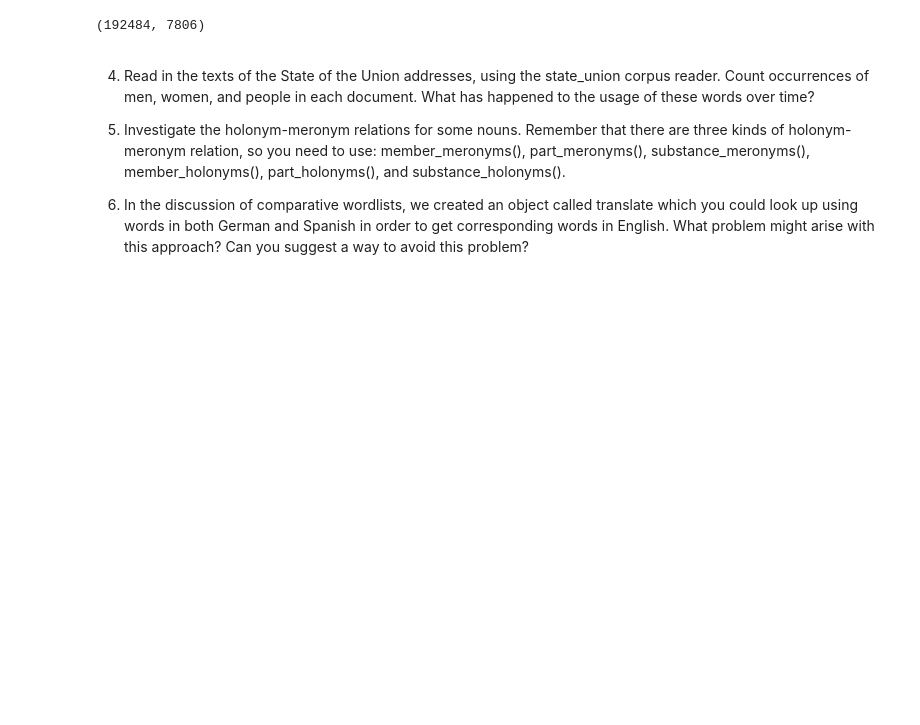
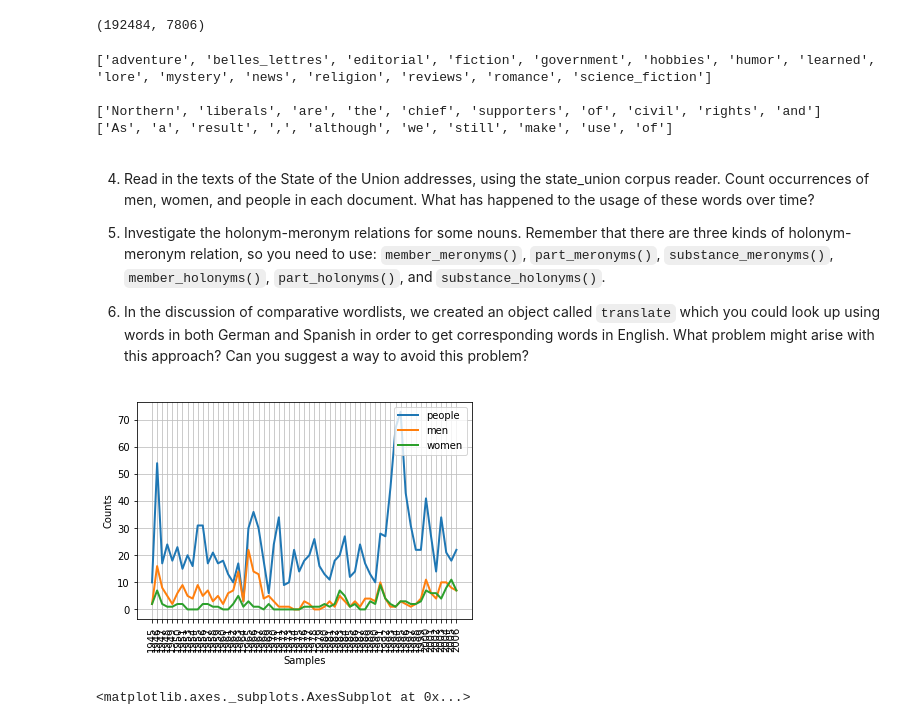
Before and after one commit to groumache/nltk-notebooks, a Jupyter notebook: nltk-ch-02.ipynb, the cells around one changed output. Drawn from its saved outputs; the diff is of its cells as text; code cells hidden in the pictures; blank space fills up the shorter version.

```diff
--- a/nltk-ch-02.ipynb
+++ b/nltk-ch-02.ipynb
@@ -291,6 +289,38 @@ num_words, num_word_types
+# %%
+# 3.
+categories = brown.categories()
+print(categories, "\n")
+
+belles_lettres = brown.words(categories="belles_lettres")
+religion = brown.words(categories="religion")
+
+print(belles_lettres[:10])
+print(religion[:10])
+# %% [output]
+['adventure', 'belles_lettres', 'editorial', 'fiction', 'government', 'hobbies', 'humor', 'learned', 'lore', 'mystery', 'news', 'religion', 'reviews', 'romance', 'science_fiction']
+
+['Northern', 'liberals', 'are', 'the', 'chief', 'supporters', 'of', 'civil', 'rights', 'and']
+['As', 'a', 'result', ',', 'although', 'we', 'still', 'make', 'use', 'of']
 # %% [markdown]
 4. Read in the texts of the State of the Union addresses, using the state_union corpus reader. Count occurrences of men, women, and people in each document. What has happened to the usage of these words over time?
 
-5. Investigate the holonym-meronym relations for some nouns. Remember that there are three kinds of holonym-meronym relation, so you need to use: member_meronyms(), part_meronyms(), substance_meronyms(), member_holonyms(), part_holonyms(), and substance_holonyms().
+5. Investigate the holonym-meronym relations for some nouns. Remember that there are three kinds of holonym-meronym relation, so you need to use: `member_meronyms()`, `part_meronyms()`, `substance_meronyms()`, `member_holonyms()`, `part_holonyms()`, and `substance_holonyms()`.
 
-6. In the discussion of comparative wordlists, we created an object called translate which you could look up using words in both German and Spanish in order to get corresponding words in English. What problem might arise with this approach? Can you suggest a way to avoid this problem?
+6. In the discussion of comparative wordlists, we created an object called `translate` which you could look up using words in both German and Spanish in order to get corresponding words in English. What problem might arise with this approach? Can you suggest a way to avoid this problem?
+# %%
+# 4.
+state_union = nltk.corpus.state_union
+
+cfd = nltk.ConditionalFreqDist(
+    # target in ['men', 'women', 'people'] ; fileid[:4] -> year
+    (target, fileid[:4])
+    for fileid in state_union.fileids()
+    for w in state_union.words(fileid)
+    for target in ['men', 'women', 'people']
+    if w.lower().startswith(target)
+)
+
+cfd.plot()
+# %% [output]
+[figure, added]
+<matplotlib.axes._subplots.AxesSubplot at 0x...>
```
Also changed, not shown: parts of 10 cells of this notebook.
